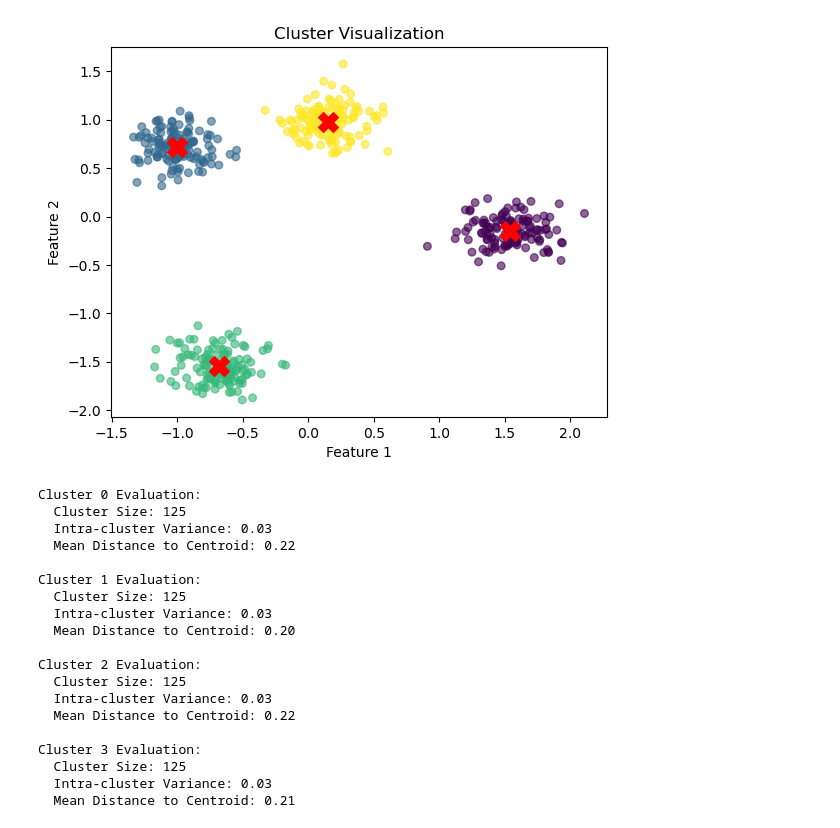
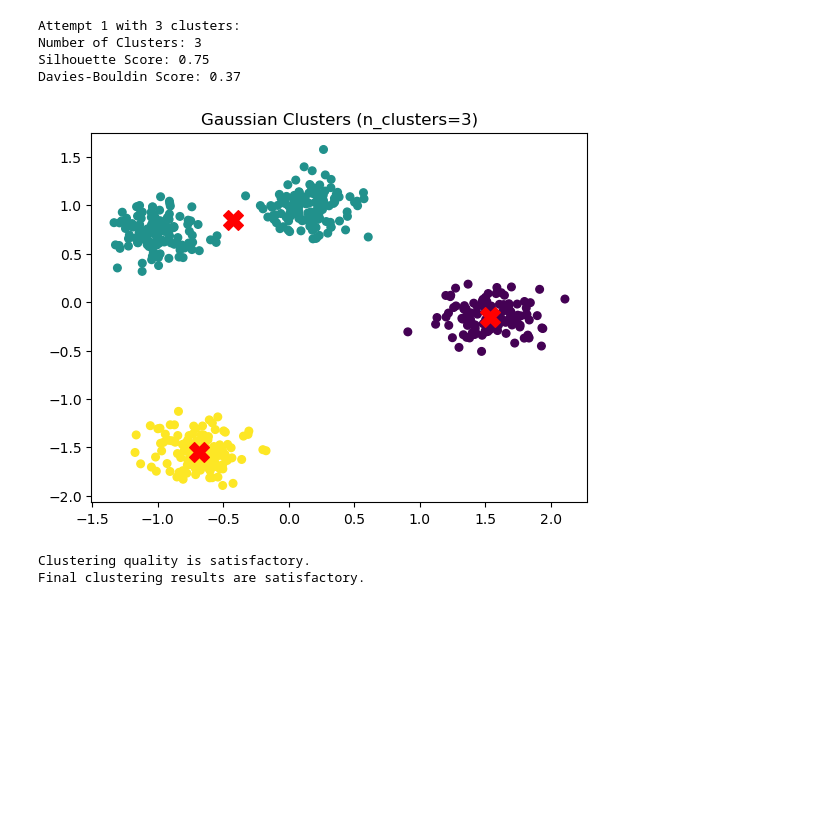
Before and after one commit to sulekhaaloorravi/ClusterAnalysis, a Jupyter notebook: clusteranalysis_metrics.ipynb, the cells around one changed output. Saved outputs shown, nothing was run; the diff lists cells and outputs as text; code cells hidden in the pictures; blank space fills up the shorter version.

```diff
--- a/clusteranalysis_metrics.ipynb
+++ b/clusteranalysis_metrics.ipynb
@@ -90,30 +65,16 @@ def cluster_and_evaluate(data, n_clusters):
 # %%
 if __name__ == "__main__":
     # Generate synthetic data
     from sklearn.datasets import make_blobs
     data, _ = make_blobs(n_samples=500, centers=4, cluster_std=1.0, random_state=42)
 
-    # Perform clustering and evaluation
-    n_clusters = 4
-    cluster_evaluation = cluster_and_evaluate(data, n_clusters)
+    # Analyze and decide on reclustering
+    labels = analyze_and_recluster(data, initial_clusters=3, threshold=0.5)
 # %% [output]
+Attempt 1 with 3 clusters:
+Number of Clusters: 3
+Silhouette Score: 0.75
+Davies-Bouldin Score: 0.37
-[figure, old version]
+[figure, new version]
-Cluster 0 Evaluation:
-  Cluster Size: 125
-  Intra-cluster Variance: 0.03
-  Mean Distance to Centroid: 0.22
-
-Cluster 1 Evaluation:
-  Cluster Size: 125
-  Intra-cluster Variance: 0.03
-  Mean Distance to Centroid: 0.20
-
-Cluster 2 Evaluation:
-  Cluster Size: 125
-  Intra-cluster Variance: 0.03
-  Mean Distance to Centroid: 0.22
-
-Cluster 3 Evaluation:
-  Cluster Size: 125
-  Intra-cluster Variance: 0.03
-  Mean Distance to Centroid: 0.21
+Clustering quality is satisfactory.
+Final clustering results are satisfactory.
```
Also changed, not shown: parts of 1 cell of this notebook.
